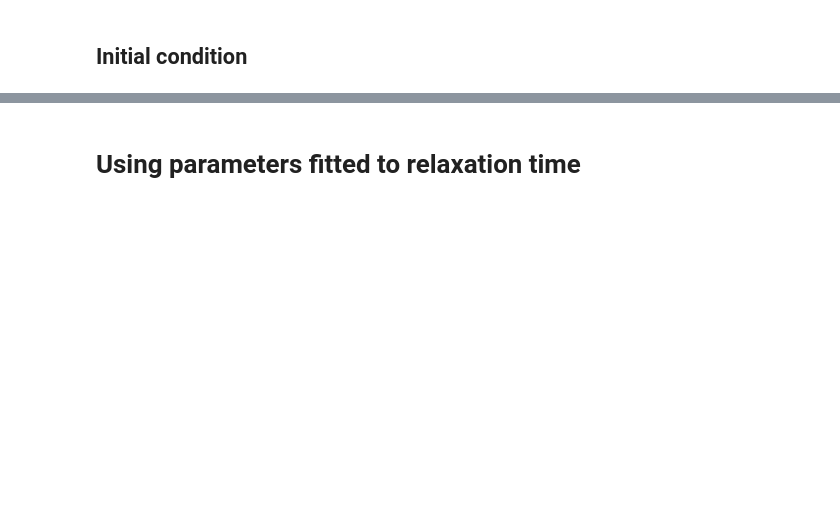
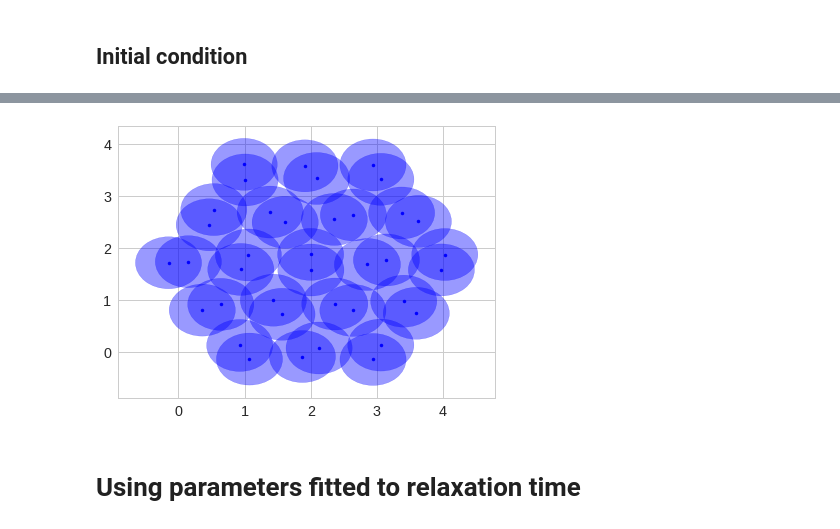
Before and after one commit to somathias/cbmos, a Jupyter notebook: test_adaptivity_38cells.ipynb, the cells around one changed output, grey strips where cells are left out. Drawn from its saved outputs; the diff is of its cells as text; code cells hidden in the pictures; blank space fills up the shorter version.

```diff
--- a/test_adaptivity_38cells.ipynb
+++ b/test_adaptivity_38cells.ipynb
@@ -93,6 +93,11 @@ muR = 9.1
 ratio = 0.21
 params_poly = {'muA': ratio*muR, 'muR': muR, 'rA': rA, 'rR': 1.0/(1.0-np.sqrt(ratio)/3.0), 'n': 1.0, 'p': 1.0}
 initial_sheet = solver_scipy.simulate(sheet, t_data_init, params_poly, {}, seed=seed)[-1]
+# %%
+# plot to check what happend
+plot_population(initial_sheet)
+# %% [output]
+[figure, added]
 # %% [markdown]
 # Using parameters fitted to relaxation time
 # %%
```
Also changed, not shown: parts of 12 cells of this notebook, 2 other files.
